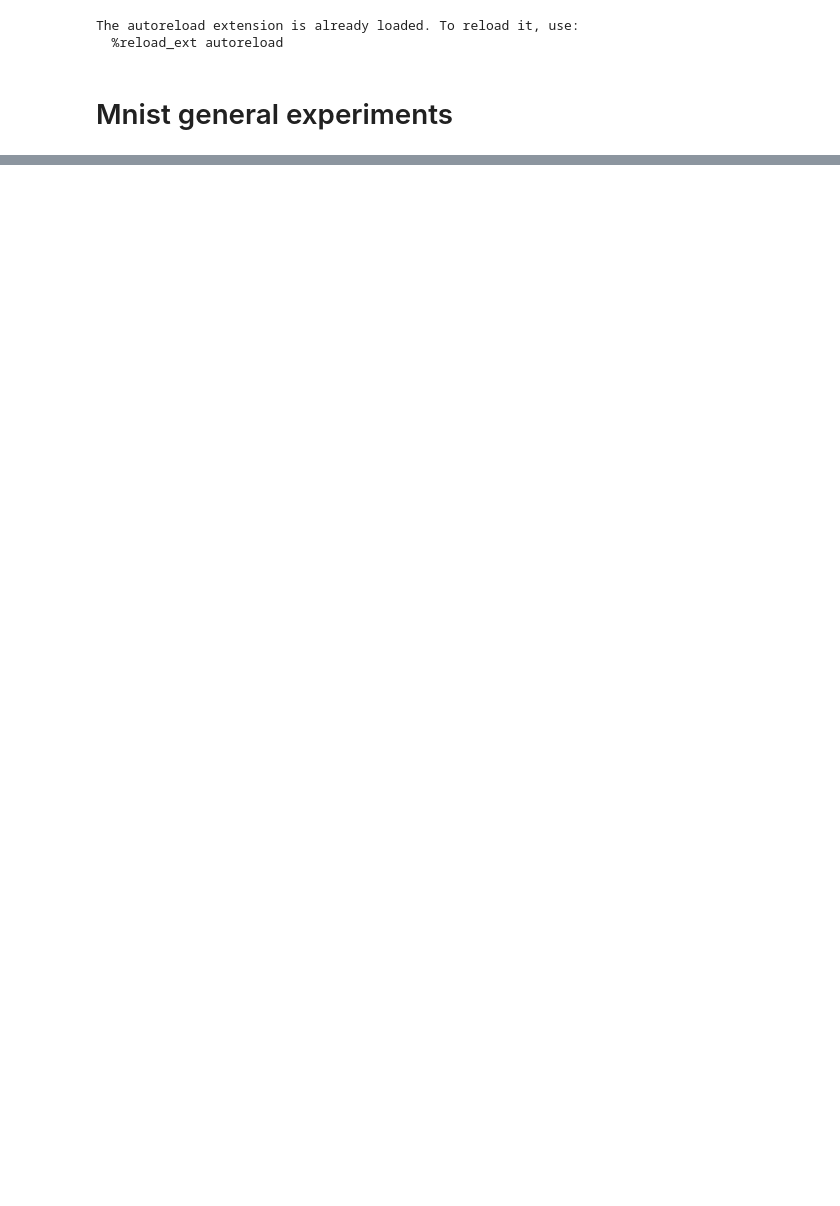
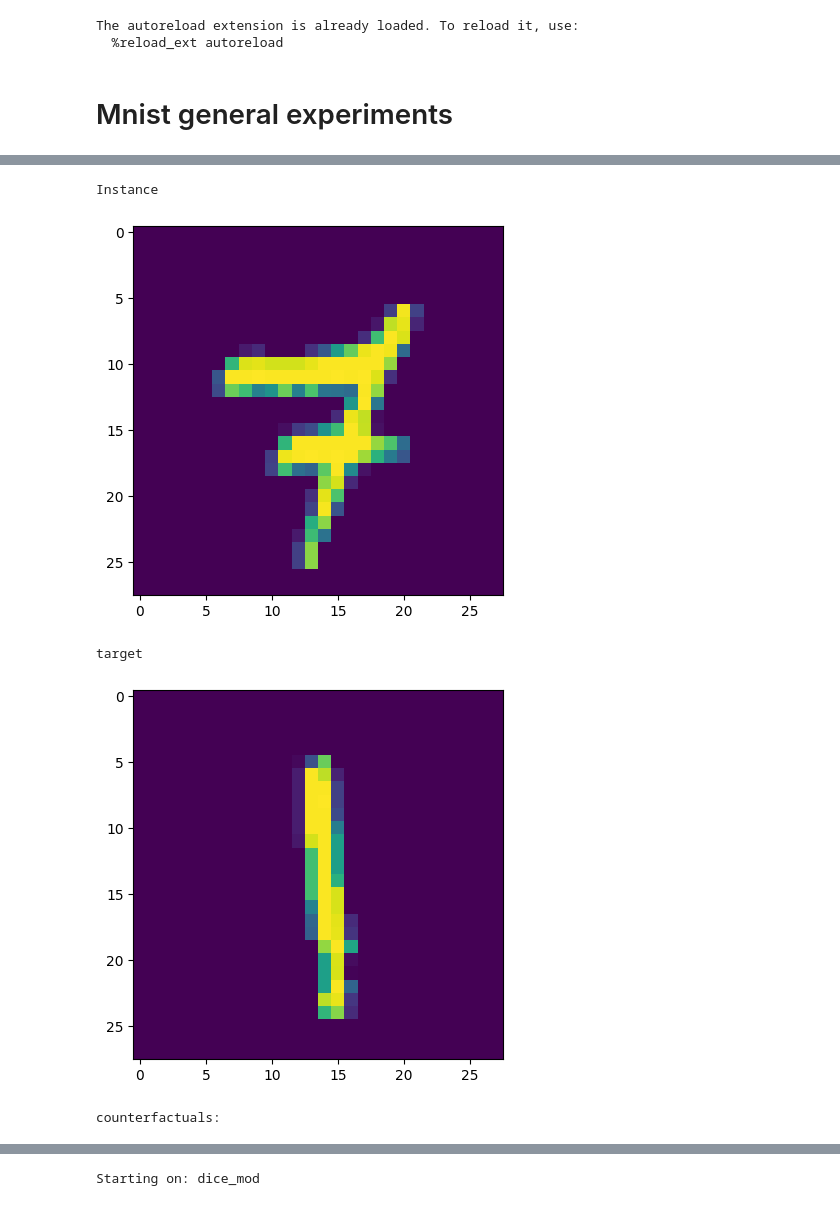
Before and after one commit to jepp3183/Thesis2025, a Jupyter notebook: code/mnist_experiments.ipynb, the cells around one changed output, grey strips where cells are left out. Cells and saved outputs as stored; diff of their text form; code cells hidden in the pictures; blank space fills up the shorter version.

```diff
--- a/code/mnist_experiments.ipynb
+++ b/code/mnist_experiments.ipynb
@@ -144,0 +115,21 @@ CFAE
+# %%
+index = umap_cfs[0].instance
+
+print("Instance")
+sample = scaler.inverse_transform([X[index]])
+showim([sample])
+
+print("target")
+target = scaler.inverse_transform([X[umap_cfs[0].target]])
+showim([target])
+
+print("counterfactuals:")
+u_cfs = scaler.inverse_transform(mapper.inverse_transform(umap_cfs[0].cf))
+for trans_cf in u_cfs:
+    showim([trans_cf])
+# %% [output]
+Instance
+[figure, added]
+target
+[figure, added]
+counterfactuals:
@@ -144,0 +137,10 @@ CFAE
+# %%
+umap_cfs_data = [CounterfactualData(mapper.inverse_transform(umap_cfs[0].cf),umap_cfs[0].instance,umap_cfs[0].target,umap_cfs[0].instance_label)]
+
+method = {
+    "name": method_name,
+    "counterfactuals": umap_cfs_data
+}
+res, _ = run(method, mapper.inverse_transform(centers),X,y)
+# %% [output]
+Starting on: dice_mod
```
Also changed, not shown: parts of 10 cells of this notebook.
